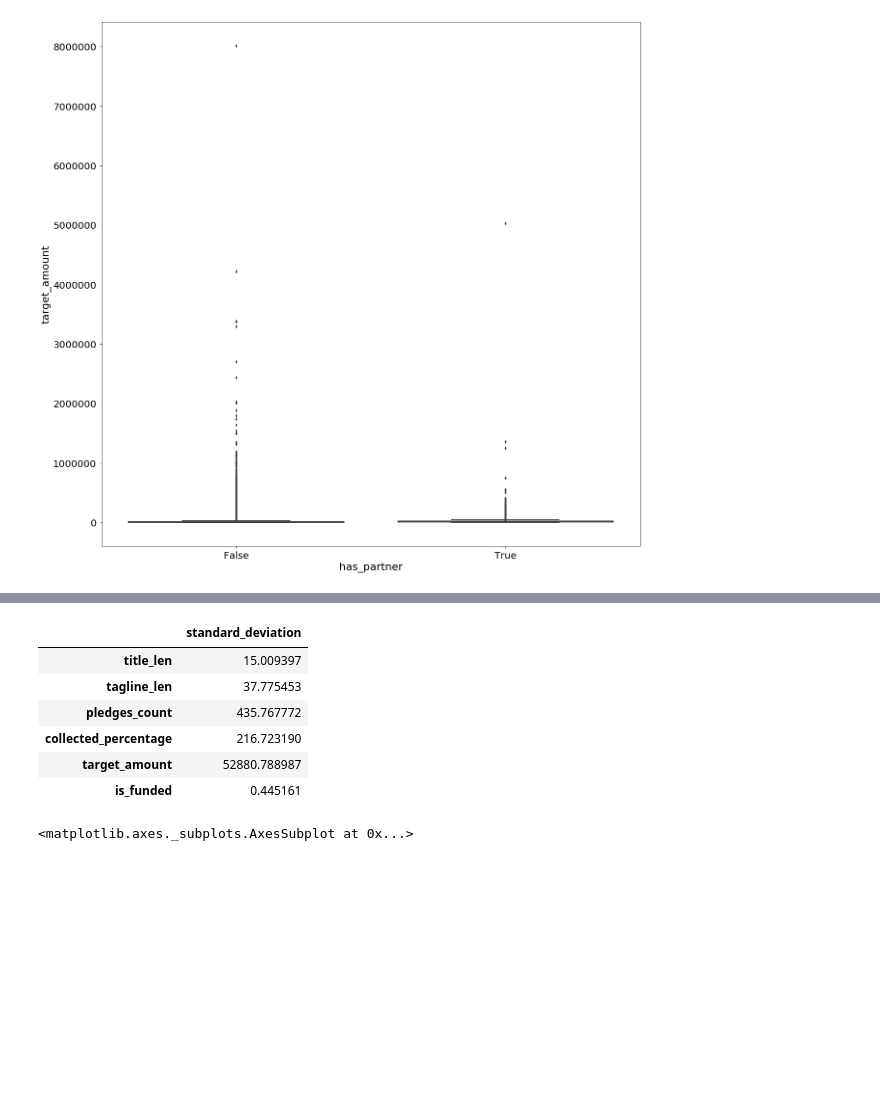
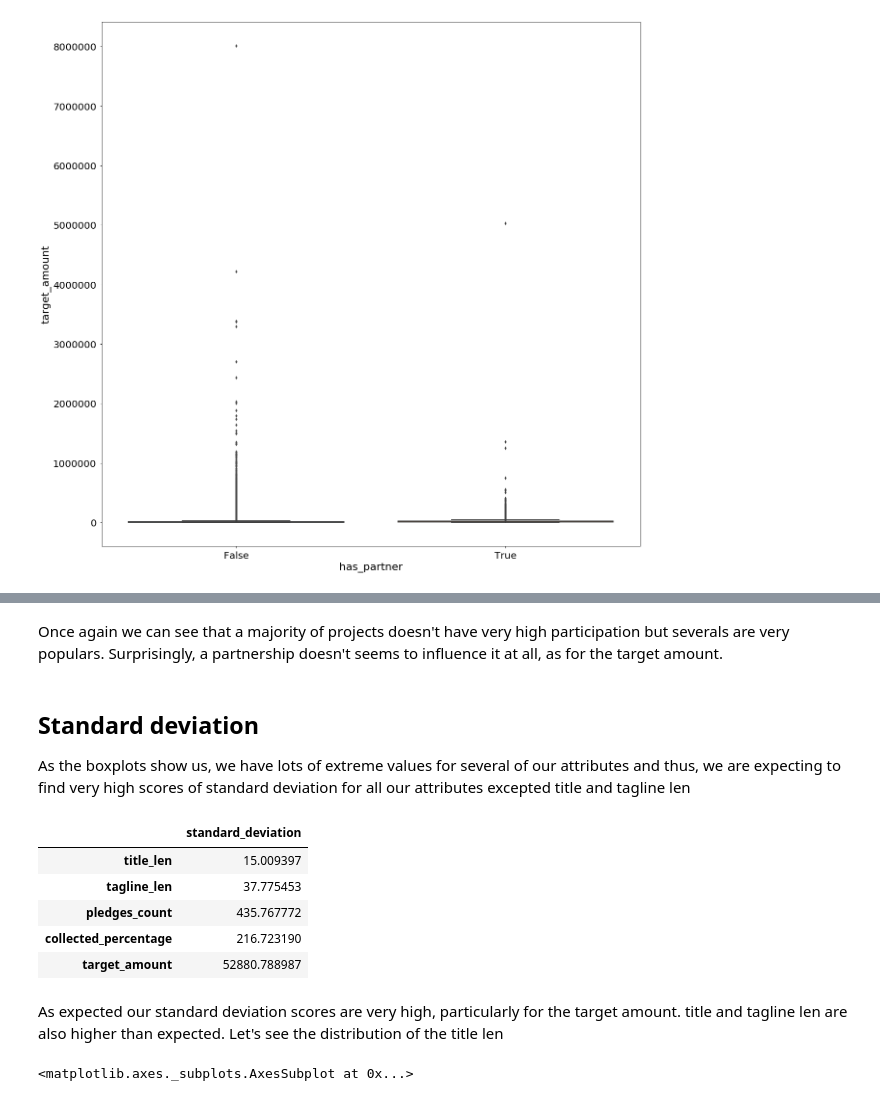
Before and after one commit to bonheml/indiegogo_or_indienono, a Jupyter notebook: 3_dispersion_analysis.ipynb, the cells around one changed output, grey strips where cells are left out. Drawn from its saved outputs; the diff is of its cells as text; code cells hidden in the pictures; blank space fills up the shorter version.

```diff
--- a/3_dispersion_analysis.ipynb
+++ b/3_dispersion_analysis.ipynb
@@ -40,13 +63,19 @@ with sns.plotting_context("notebook", font_scale=1.5):
+# %% [markdown]
+<p>Once again we can see that a majority of projects doesn't have very high participation but severals are very populars. Surprisingly, a partnership doesn't seems to influence it at all, as for the target amount.</p>
+# %% [markdown]
+<h2>Standard deviation</h2>
+<p>As the boxplots show us, we have lots of extreme values for several of our attributes and thus, we are expecting to find very high scores of standard deviation for all our attributes excepted title and tagline len</p>
 # %%
-indiegogo.drop('has_partner', axis=1).std(axis=0).to_frame(name="standard_deviation")
+indiegogo.drop(['has_partner', 'is_funded'], axis=1).std(axis=0).to_frame(name="standard_deviation")
 # %% [output]
 |  | standard_deviation |
 | title_len | 15.009397 |
 | tagline_len | 37.775453 |
 | pledges_count | 435.767772 |
 | collected_percentage | 216.723190 |
 | target_amount | 52880.788987 |
-| is_funded | 0.445161 |
+# %% [markdown]
+<p>As expected our standard deviation scores are very high, particularly for the target amount. title and tagline len are also higher than expected. Let's see the distribution of the title len</p>
 # %%
 from scipy.stats import norm
 sns.distplot(indiegogo.title_len, fit=norm)
```
Also changed, not shown: parts of 22 cells of this notebook.
